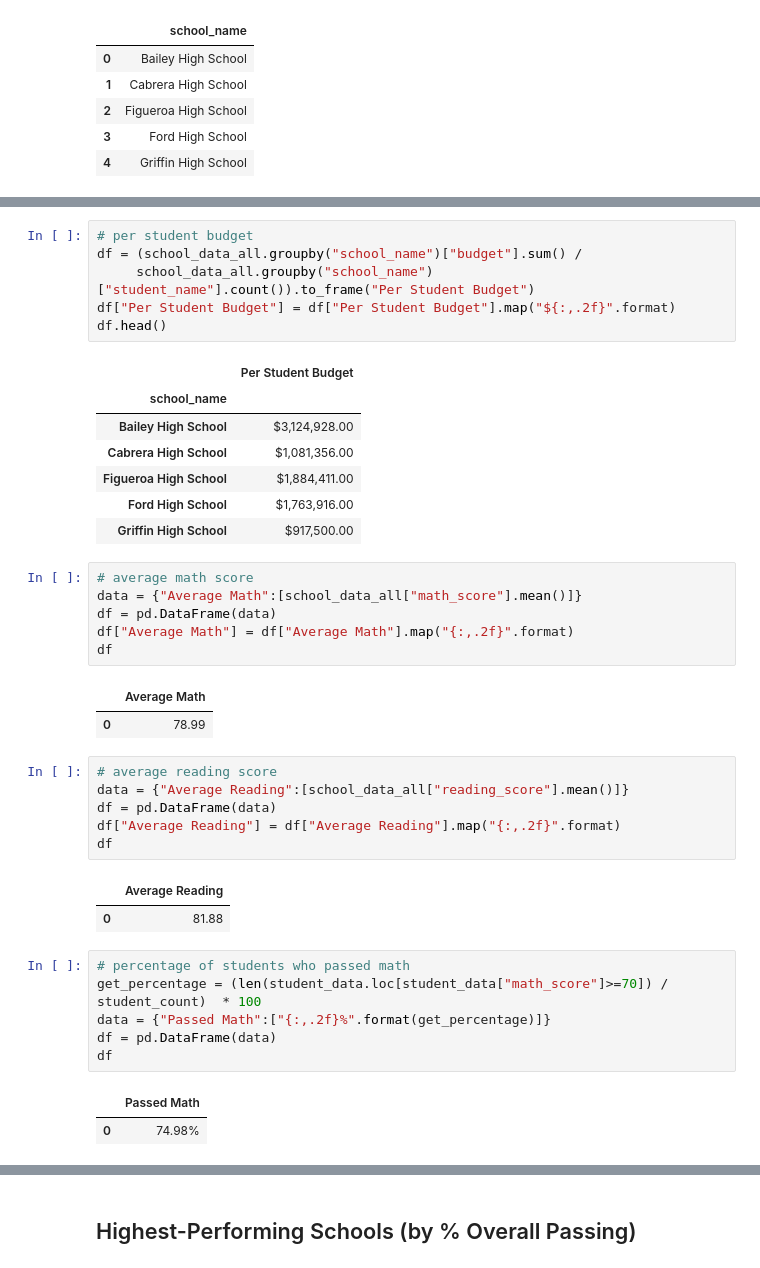
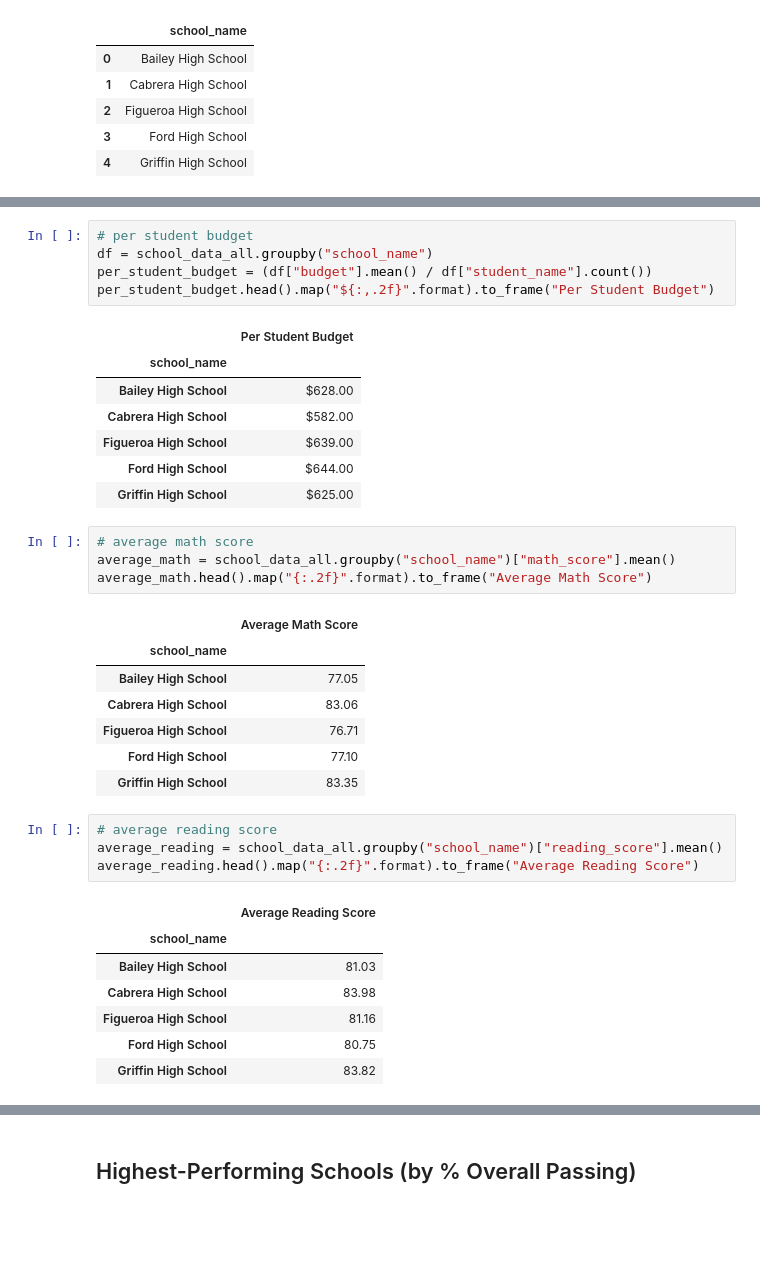
Before and after one commit to baronsgit/pandas-challenge, a Jupyter notebook: PyCitySchools/main.ipynb, the cells around one changed output, grey strips where cells are left out. Saved outputs shown, nothing was run; the diff lists cells and outputs as text; blank space fills up the shorter version.

```diff
--- a/PyCitySchools/main.ipynb
+++ b/PyCitySchools/main.ipynb
@@ -155,41 +152,37 @@ df[["school_name","budget"]].head()
 # %%
 # per student budget
-df = (school_data_all.groupby("school_name")["budget"].sum() /
-     school_data_all.groupby("school_name")["student_name"].count()).to_frame("Per Student Budget")
-df["Per Student Budget"] = df["Per Student Budget"].map("${:,.2f}".format)
-df.head()
+df = school_data_all.groupby("school_name")
+per_student_budget = (df["budget"].mean() / df["student_name"].count())
+per_student_budget.head().map("${:,.2f}".format).to_frame("Per Student Budget")
 # %% [output]
 |  | Per Student Budget |
 | school_name |  |
-| Bailey High School | $3,124,928.00 |
-| Cabrera High School | $1,081,356.00 |
-| Figueroa High School | $1,884,411.00 |
-| Ford High School | $1,763,916.00 |
-| Griffin High School | $917,500.00 |
+| Bailey High School | $628.00 |
+| Cabrera High School | $582.00 |
+| Figueroa High School | $639.00 |
+| Ford High School | $644.00 |
+| Griffin High School | $625.00 |
 # %%
 # average math score
-data = {"Average Math":[school_data_all["math_score"].mean()]}
-df = pd.DataFrame(data)
-df["Average Math"] = df["Average Math"].map("{:,.2f}".format)
-df
+average_math = school_data_all.groupby("school_name")["math_score"].mean()
+average_math.head().map("{:.2f}".format).to_frame("Average Math Score")
 # %% [output]
-|  | Average Math |
-| 0 | 78.99 |
+|  | Average Math Score |
+| school_name |  |
+| Bailey High School | 77.05 |
+| Cabrera High School | 83.06 |
+| Figueroa High School | 76.71 |
+| Ford High School | 77.10 |
+| Griffin High School | 83.35 |
 # %%
 # average reading score
-data = {"Average Reading":[school_data_all["reading_score"].mean()]}
-df = pd.DataFrame(data)
-df["Average Reading"] = df["Average Reading"].map("{:,.2f}".format)
-df
+average_reading = school_data_all.groupby("school_name")["reading_score"].mean()
+average_reading.head().map("{:.2f}".format).to_frame("Average Reading Score")
 # %% [output]
-|  | Average Reading |
-| 0 | 81.88 |
+|  | Average Reading Score |
+| school_name |  |
+| Bailey High School | 81.03 |
+| Cabrera High School | 83.98 |
+| Figueroa High School | 81.16 |
+| Ford High School | 80.75 |
+| Griffin High School | 83.82 |
-# %%
-# percentage of students who passed math
-get_percentage = (len(student_data.loc[student_data["math_score"]>=70]) / student_count)  * 100
-data = {"Passed Math":["{:,.2f}%".format(get_percentage)]}
-df = pd.DataFrame(data)
-df
-# %% [output]
-|  | Passed Math |
-| 0 | 74.98% |
```
Also changed, not shown: parts of 24 cells of this notebook.
